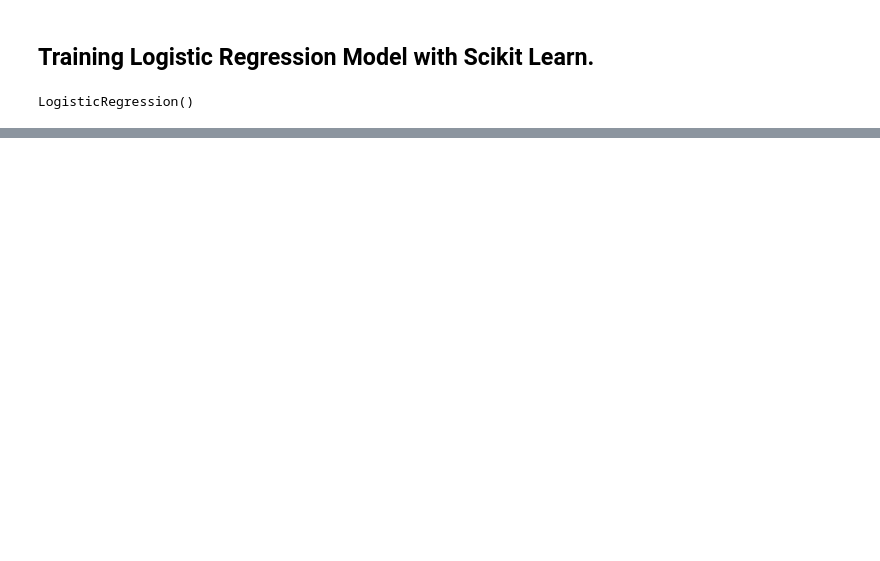
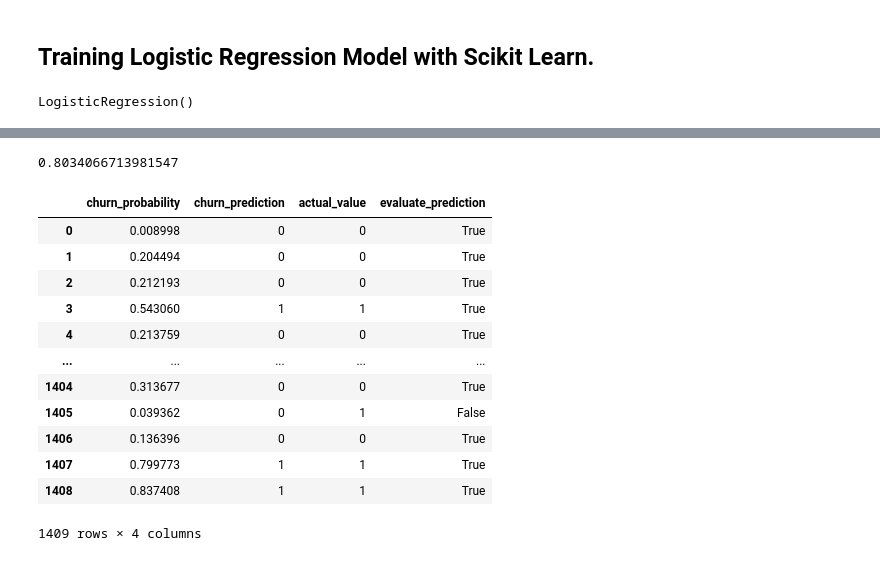
Before and after one commit to Benjamin-Ojo/ml_zoomcamp_code, a Jupyter notebook: chapter 3 - churn_predictor/telco_customer_churn.ipynb, the cells around one changed output, grey strips where cells are left out. Saved outputs shown, nothing was run; the diff lists cells and outputs as text; code cells hidden in the pictures; blank space fills up the shorter version.

Commit message:
Evaluating prediction

```diff
--- a/chapter 3 - churn_predictor/telco_customer_churn.ipynb
+++ b/chapter 3 - churn_predictor/telco_customer_churn.ipynb
@@ -757,0 +769,38 @@ TypeError: predict_proba() takes 2 positional arguments but 3 were given
+# %%
+# Soft Predicting with validation dataset.
+churn_proba = model.predict_proba(x_val)[:, 1]
+# %%
+# Sorting Values greater than 0.5.
+churn_predict = (churn_proba >= 0.5).astype(int)
+# %%
+# Evaluating prediction.
+Evaluate = churn_predict == telco_yval
+# %%
+# Checking the percentage of correct values.
+Evaluate.mean()
+# %% [output]
+0.8034066713981547
+# %%
+# Creating a dataframe for prediction.
+predict_df = pd.DataFrame()
+predict_df['churn_probability'] = churn_proba
+predict_df['churn_prediction'] = churn_predict
+predict_df['actual_value'] = telco_yval
+predict_df['evaluate_prediction'] = Evaluate
+# %%
+# Checking data frome.
+predict_df
+# %% [output]
+|  | churn_probability | churn_prediction | actual_value | evaluate_prediction |
+| 0 | 0.008998 | 0 | 0 | True |
+| 1 | 0.204494 | 0 | 0 | True |
+| 2 | 0.212193 | 0 | 0 | True |
+| 3 | 0.543060 | 1 | 1 | True |
+| 4 | 0.213759 | 0 | 0 | True |
+| ... | ... | ... | ... | ... |
+| 1404 | 0.313677 | 0 | 0 | True |
+| 1405 | 0.039362 | 0 | 1 | False |
+| 1406 | 0.136396 | 0 | 0 | True |
+| 1407 | 0.799773 | 1 | 1 | True |
+| 1408 | 0.837408 | 1 | 1 | True |
+1409 rows × 4 columns
```
Also changed, not shown: parts of 9 cells of this notebook.
